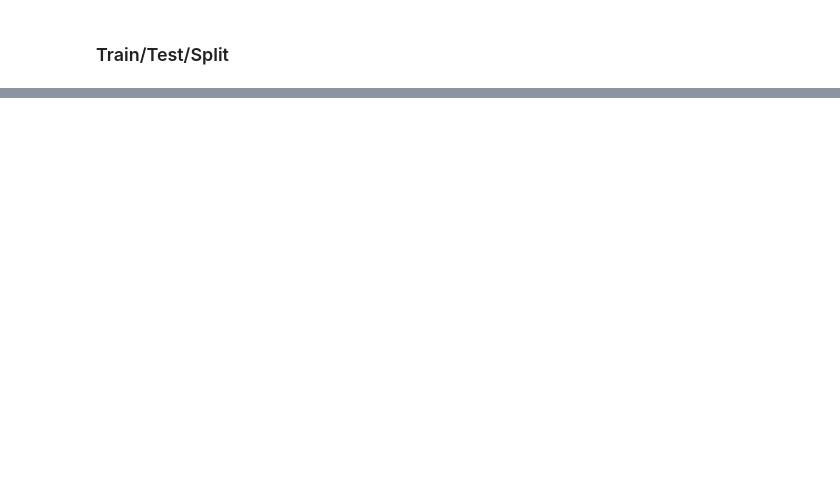
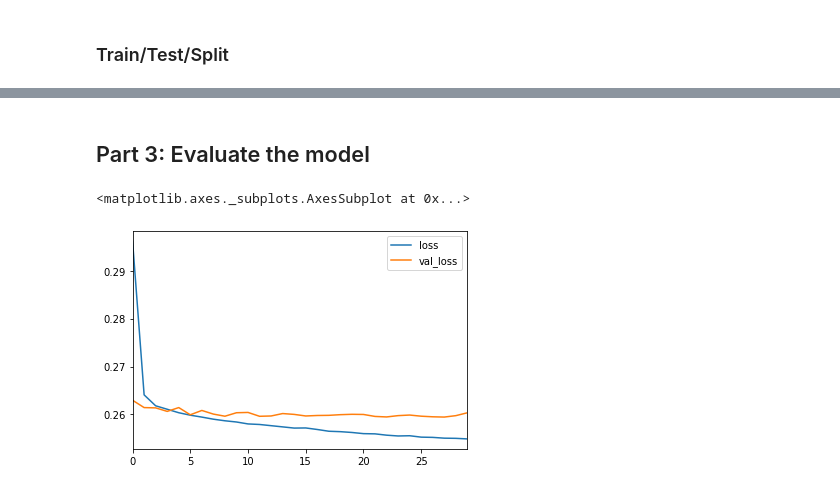
Before and after one commit to techcomm23/loan-prediction, a Jupyter notebook: Repay.ipynb, the cells around one changed output, grey strips where cells are left out. Saved outputs shown, nothing was run; the diff lists cells and outputs as text; code cells hidden in the pictures; blank space fills up the shorter version.

```diff
--- a/Repay.ipynb
+++ b/Repay.ipynb
@@ -748,0 +734,7 @@ Name: earliest_cr_year, Length: 396030, dtype: int64
+# %%
+## Task: Normalize the Data
+from sklearn.preprocessing import MinMaxScaler
+scaler = MinMaxScaler()
+# %%
+X_train = scaler.fit_transform(X_train)
+X_test = scaler.transform(X_test)
@@ -748,0 +755,21 @@ Name: earliest_cr_year, Length: 396030, dtype: int64
+# %%
+model = Sequential()
+
+# hidden layers with dropout
+model.add(Dense(78,activation='relu'))
+model.add(Dropout(.2))
+
+model.add(Dense(39,activation='relu'))
+model.add(Dropout(.2))
+
+model.add(Dense(19,activation='relu'))
+
+# output layre
+model.add(Dense(1,activation='sigmoid'))
+
+
+# compile
+model.compile(loss='binary_crossentropy', optimizer='adam')
+# %%
+## Task: fit the model
+model.fit(x=X_train, y=y_train,validation_data=(X_test,y_test),epochs=30,batch_size=256)
@@ -748,0 +795,9 @@ Name: earliest_cr_year, Length: 396030, dtype: int64
+# %% [markdown]
+## Part 3: Evaluate the model
+# %%
+## Task: plot training vs validation loss
+myloss = pd.DataFrame(model.history.history)
+myloss.plot()
+# %% [output]
+<matplotlib.axes._subplots.AxesSubplot at 0x...>
+[figure, added]
```
Also changed, not shown: parts of 45 cells of this notebook.
